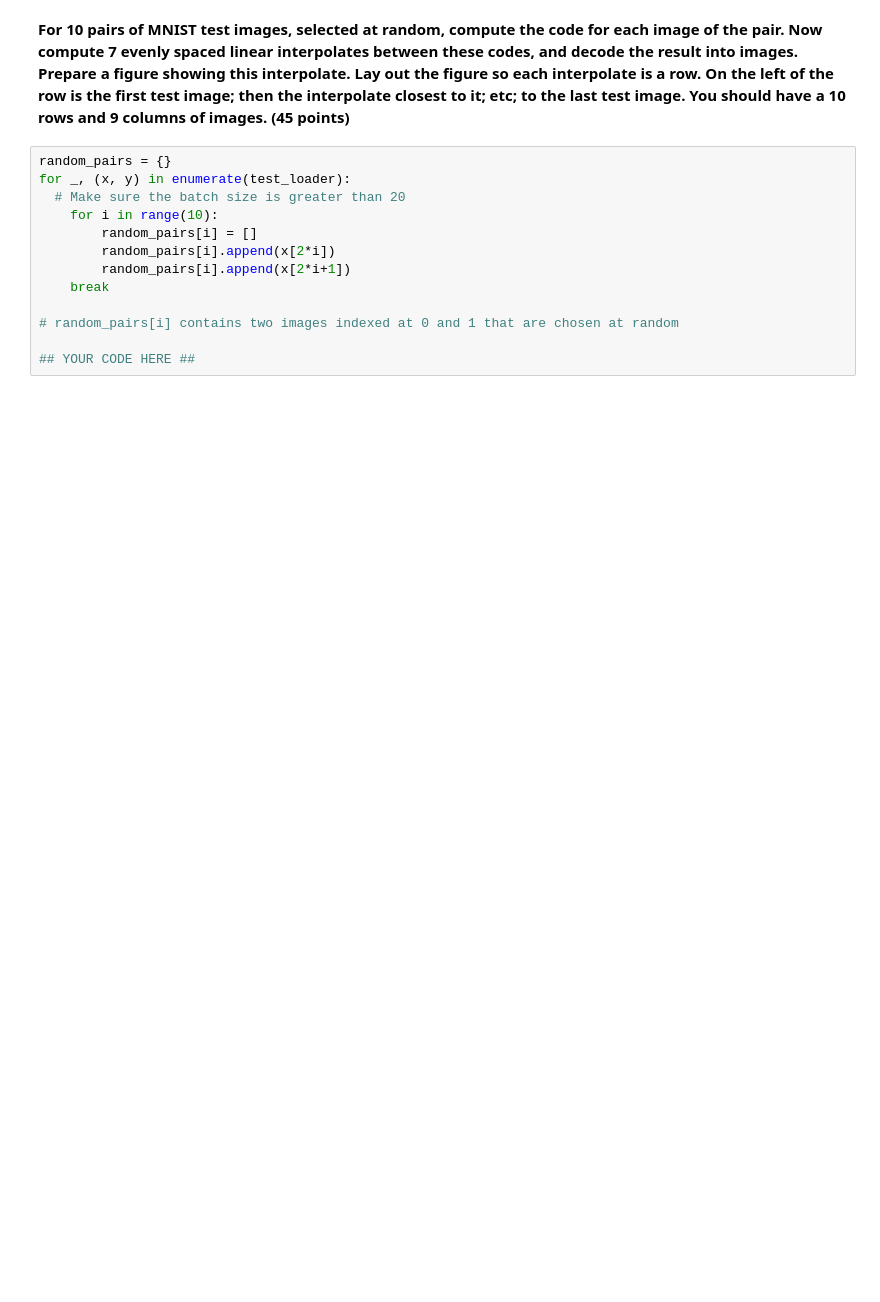
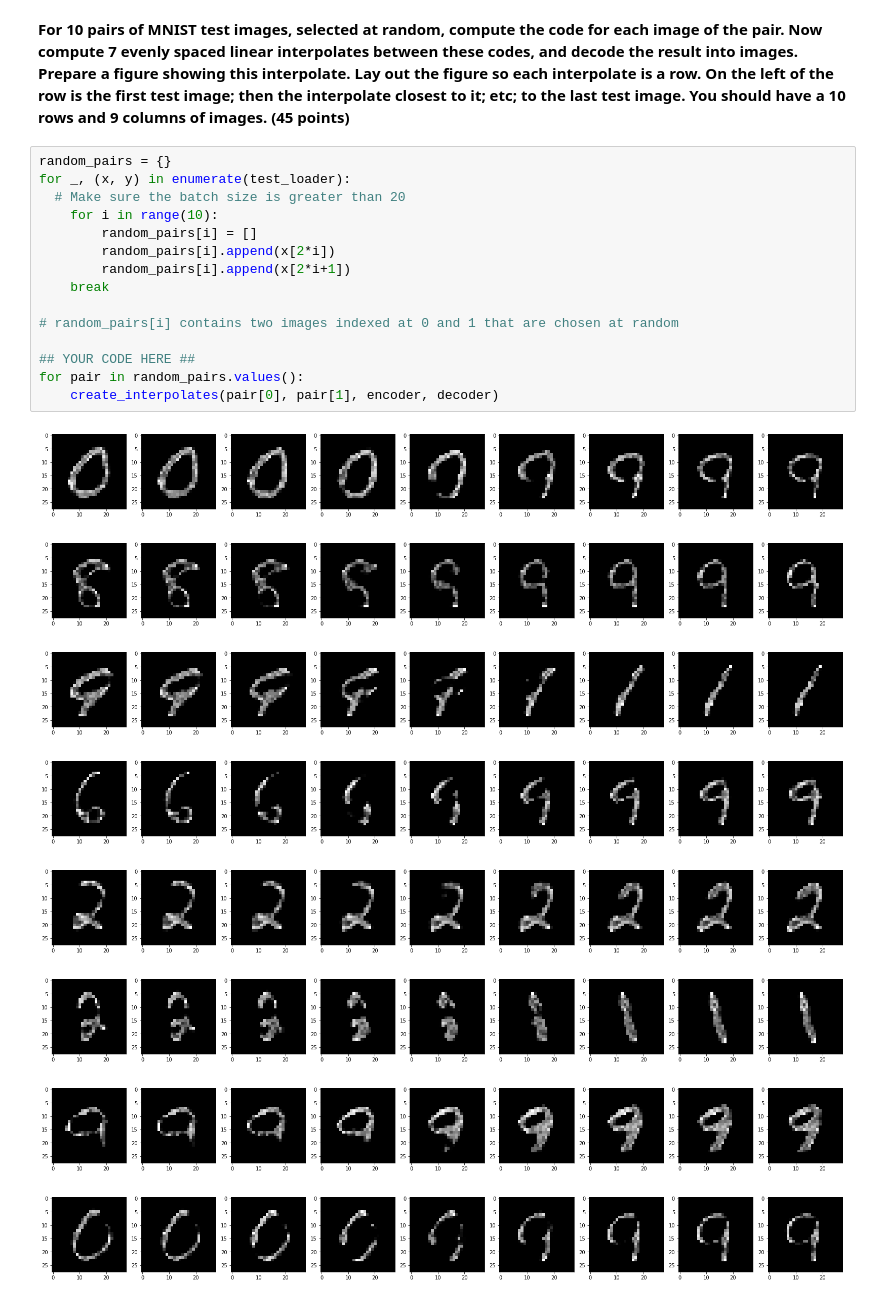
Before and after one commit to qingemeng/cs498-applied-machine-learning, a Jupyter notebook: Copy_of_HW9.ipynb, the cells around one changed output. Cells and saved outputs as stored; diff of their text form; blank space fills up the shorter version.

```diff
--- a/Copy_of_HW9.ipynb
+++ b/Copy_of_HW9.ipynb
@@ -366,13 +363,24 @@ tensor([-1.1606, -1.4463,  1.8945, -1.6023])
 # %%
 random_pairs = {}
 for _, (x, y) in enumerate(test_loader):
   # Make sure the batch size is greater than 20
     for i in range(10):
         random_pairs[i] = []
         random_pairs[i].append(x[2*i])
         random_pairs[i].append(x[2*i+1])
     break
 
 # random_pairs[i] contains two images indexed at 0 and 1 that are chosen at random
 
 ## YOUR CODE HERE ##
+for pair in random_pairs.values():
+    create_interpolates(pair[0], pair[1], encoder, decoder)
+# %% [output]
+[figure, added]
+[figure, added]
+[figure, added]
+[figure, added]
+[figure, added]
+[figure, added]
+[figure, added]
+[figure, added]
```
Also changed, not shown: parts of 6 cells of this notebook.
